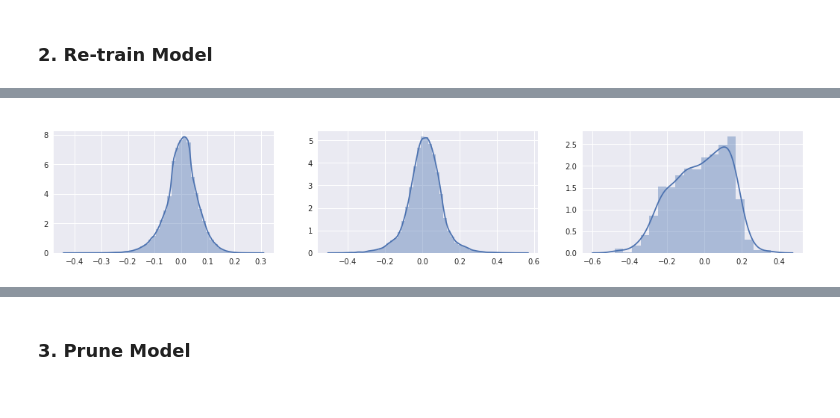
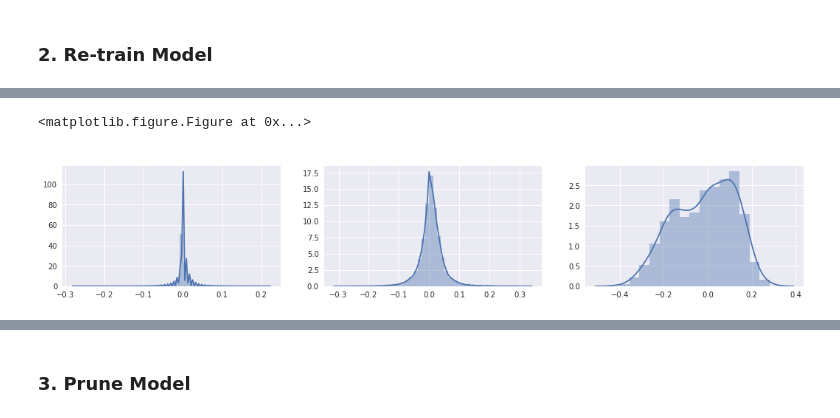
Before and after one commit to okz12/NN_compression, a Jupyter notebook: KD.ipynb, the cells around one changed output, grey strips where cells are left out. Cells and saved outputs as stored; diff of their text form; code cells hidden in the pictures.

Commit message:
Switched KD targets from logits to temp-softmaxes

```diff
--- a/KD.ipynb
+++ b/KD.ipynb
@@ -7,10 +7,9 @@ from torch.nn.modules import Module
 from torch.autograd import Variable
 import torch.nn.functional as F
 import numpy as np
-import sys
 model_dir = '/homes/okz21/NNC/models/'
 import models
-from utils import test_accuracy, train_epoch, show_weights, layer_utils, print_dims
+from utils import test_accuracy, train_epoch, show_weights, model_prune, print_dims, get_kd_targets, get_weight_penalty
 import copy
 
 import seaborn as sns
@@ -23,7 +22,7 @@ train_dataset = dsets.MNIST(root='./data', train=True, transform=transforms.ToTe
 test_dataset = dsets.MNIST(root='./data', train=False , transform=transforms.ToTensor(), download=True)
 
 num_epochs = 100
-batch_size = 128
+batch_size = 256
 
 train_loader = torch.utils.data.DataLoader(dataset=train_dataset, batch_size=batch_size, shuffle=True)
 train_loader_full = torch.utils.data.DataLoader(dataset=train_dataset, batch_size=60000, shuffle=False)
@@ -108,16 +87,30 @@ train_kd_loader = torch.utils.data.DataLoader(dataset=kd_dataset, batch_size=bat
 # %%
-#Load model f
+#Get KD Targets
 model = torch.load(model_dir + 'mnist_{}_{}.m'.format(model.name, num_epochs)).cuda()
-model_kd = models.LeNet_300_100_kd().cuda()
+temp = 3
+train_kd_dataset = get_kd_targets(train_dataset, model, temp)
+train_kd_loader = torch.utils.data.DataLoader(dataset=train_kd_dataset, batch_size=batch_size, shuffle=True)
+
+#Load model
+model_kd = models.LeNet_300_100().cuda()
 model_kd.load_state_dict(model.state_dict())
 
+#Set up Optimisers and loss
 criterion_kd = nn.MSELoss()
 learning_rate_kd = 0.0005
-wd_kd = 0.01
+wd_kd = 0.0001
 optimizer_kd_1 = torch.optim.Adam(model_kd.fc1.parameters(), lr=learning_rate_kd, weight_decay = wd_kd)
 optimizer_kd_2 = torch.optim.Adam(model_kd.fc2.parameters(), lr=learning_rate_kd, weight_decay = wd_kd)
 optimizer_kd_3 = torch.optim.Adam(model_kd.fc3.parameters(), lr=learning_rate_kd, weight_decay = wd_kd)
 
-#show_weights(model)
+retraining_epochs=3
+for epoch in range(retraining_epochs):
+    model_kd, loss = train_epoch(model_kd, optimizer_kd_3, criterion_kd, train_kd_loader)
+    model_kd, loss = train_epoch(model_kd, optimizer_kd_2, criterion_kd, train_kd_loader)
+    model_kd, loss = train_epoch(model_kd, optimizer_kd_1, criterion_kd, train_kd_loader)
+    test_acc = test_accuracy(test_loader, model_kd, get_loss=True)
+    train_acc = test_accuracy(train_loader_full, model_kd, get_loss=True)
+    weight_penalty = get_weight_penalty(model_kd)
+    print('Epoch: {}. Train CE Loss: {:.3f}, Train Accuracy: {:.3f}, Test CE Loss: {:.3f}, Test Accuracy: {:.3f}, Model L2: {:.3f}'.format(epoch+1, train_acc[1], train_acc[0], test_acc[1], test_acc[0], weight_penalty))
 show_weights(model_kd)
 # %% [output]
@@ -125 +120,2 @@ show_weights(model_kd)
+<matplotlib.figure.Figure at 0x...>
-[figure, old version]
+[figure, new version]
```
Also changed, not shown: parts of 10 cells of this notebook, 2 other files.
